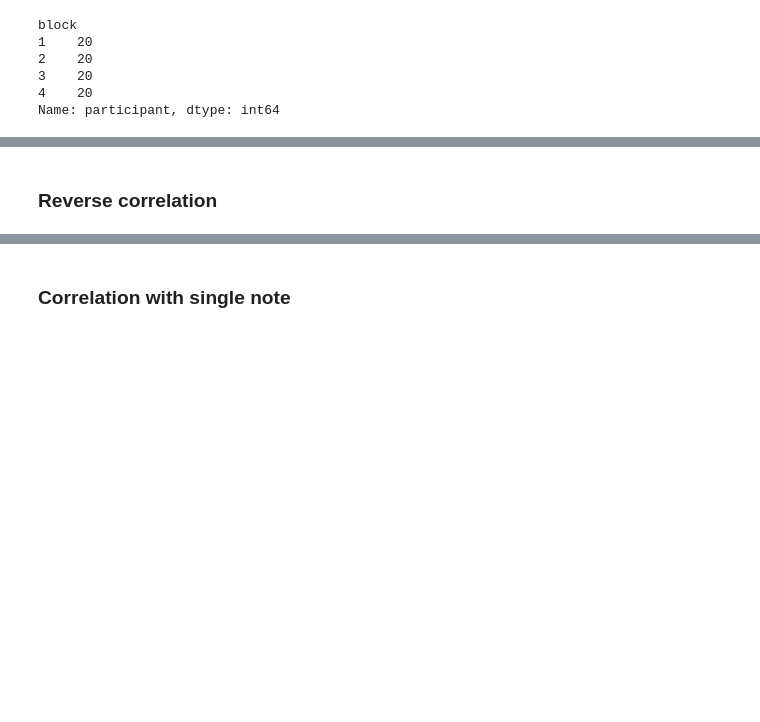
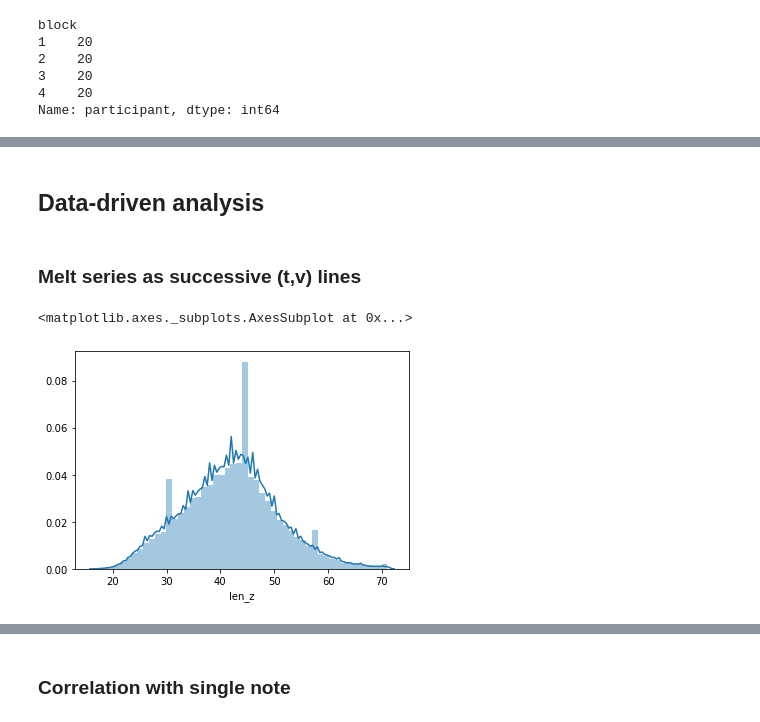
Before and after one commit to creamlab/treadmill, a Jupyter notebook: analysis/analysis.ipynb, the cells around one changed output, grey strips where cells are left out. Saved outputs shown, nothing was run; the diff lists cells and outputs as text; code cells hidden in the pictures; blank space fills up the shorter version.

```diff
--- a/analysis/analysis.ipynb
+++ b/analysis/analysis.ipynb
@@ -1125,9 +1010,11 @@ data = data.reset_index().rename(columns={"index": "trial_index"})
 data.to_csv('data/data.csv')
 # %%
 data.drop(columns=['x','x_previous','y','y_previous','z','z_previous']).to_csv('data/data-small.csv')
-# %% [markdown]
-### Reverse correlation
+# %% [markdown]
+## Data-driven analysis
+# %% [markdown]
+### Melt series as successive (t,v) lines
 # %%
 data = pd.read_csv('data/data.csv', index_col=0)
-data = data.reset_index().rename(columns={"index": "trial_index"})
+data = data.reset_index(drop=True)
 # %%
@@ -1157,0 +1061,5 @@ data = pd.concat([data,df])
+# %%
+sns.distplot(data.len_z)
+# %% [output]
+<matplotlib.axes._subplots.AxesSubplot at 0x...>
+[figure, added]
```
Also changed, not shown: parts of 45 cells of this notebook.
